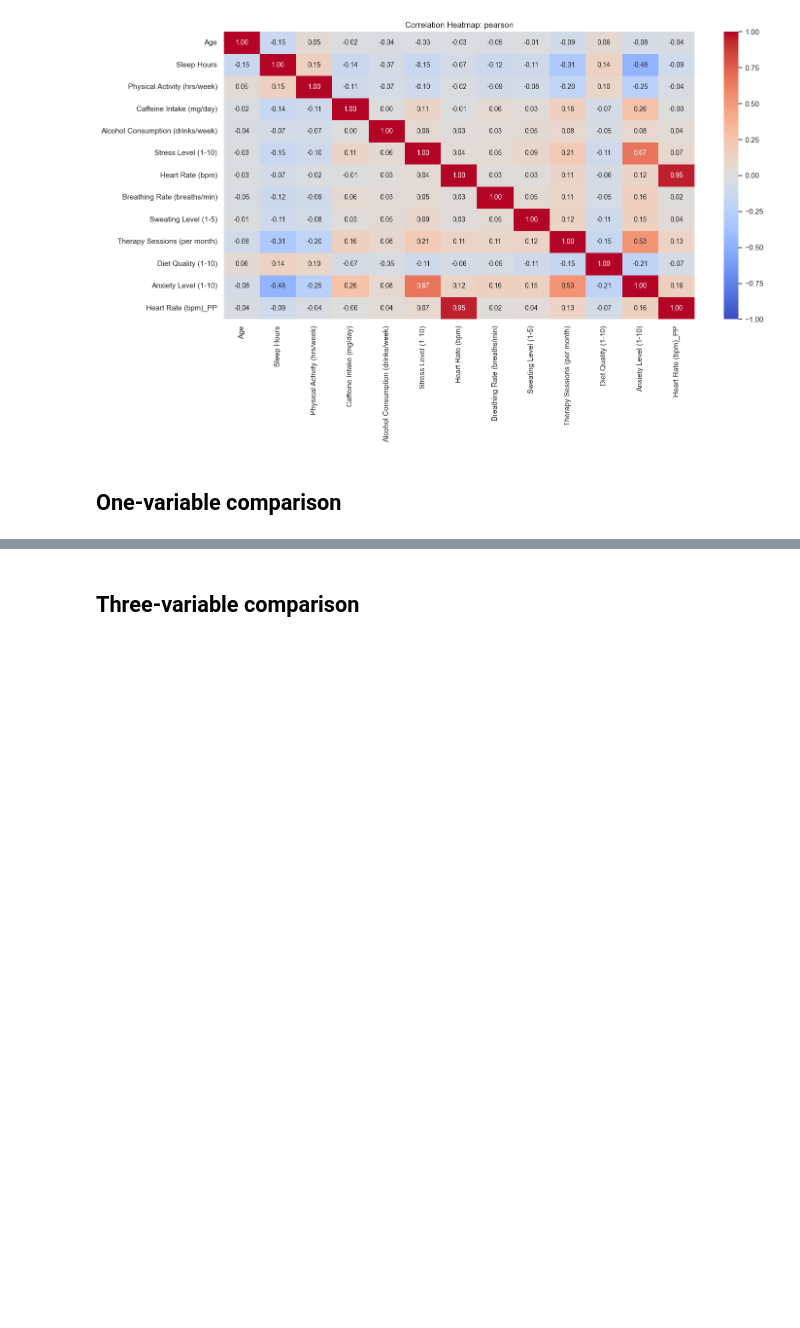
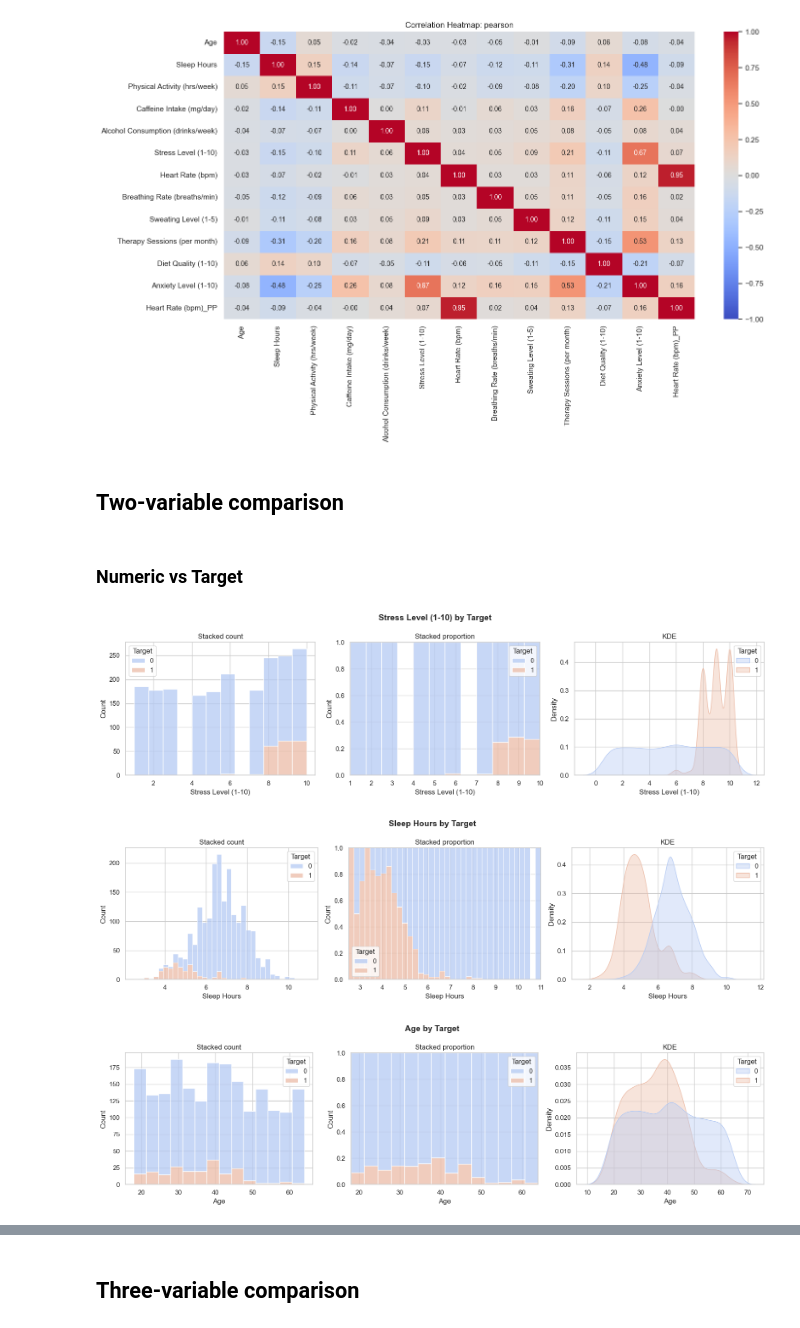
Before and after one commit to sabzparto/BC-mini-project, a Jupyter notebook: pre+visual.ipynb, the cells around one changed output, grey strips where cells are left out. Saved outputs shown, nothing was run; the diff lists cells and outputs as text; code cells hidden in the pictures; blank space fills up the shorter version.

Commit message:
add numeric and categorical vs target plot

```diff
--- a/pre+visual.ipynb
+++ b/pre+visual.ipynb
@@ -1128,4 +1128,29 @@ corr_heatmap(data[numeric_columns_pp], method="pearson")
 # %% [output]
 [figure]
 # %% [markdown]
-## One-variable comparison
+## Two-variable comparison
+# %% [markdown]
+### Numeric vs Target
+# %%
+def numeric_vs_target_plot(df, col, target='Target'):
+    fig, axes = plt.subplots(1, 3, figsize=(16, 4.5))
+    fig.suptitle(f'{col} by {target}', fontsize=14, fontweight='bold')
+
+    sns.histplot(data=df, x=col, hue=target, multiple='stack', palette=TARGET_PALETTE, ax=axes[0])
+    axes[0].set_title('Stacked count')
+
+    sns.histplot(data=df, x=col, hue=target, multiple='fill', palette=TARGET_PALETTE, ax=axes[1])
+    axes[1].set_title('Stacked proportion')
+
+    sns.kdeplot(data=df, x=col, hue=target, fill=True, common_norm=False, palette=TARGET_PALETTE, alpha=0.4, ax=axes[2])
+    axes[2].set_title('KDE')
+
+    plt.tight_layout()
+    plt.show()
+# %%
+for col in ['Stress Level (1-10)', 'Sleep Hours', 'Age']:
+    numeric_vs_target_plot(data, col)
+# %% [output]
+[figure, added]
+[figure, added]
+[figure, added]
```
Also changed, not shown: parts of 3 cells of this notebook.
